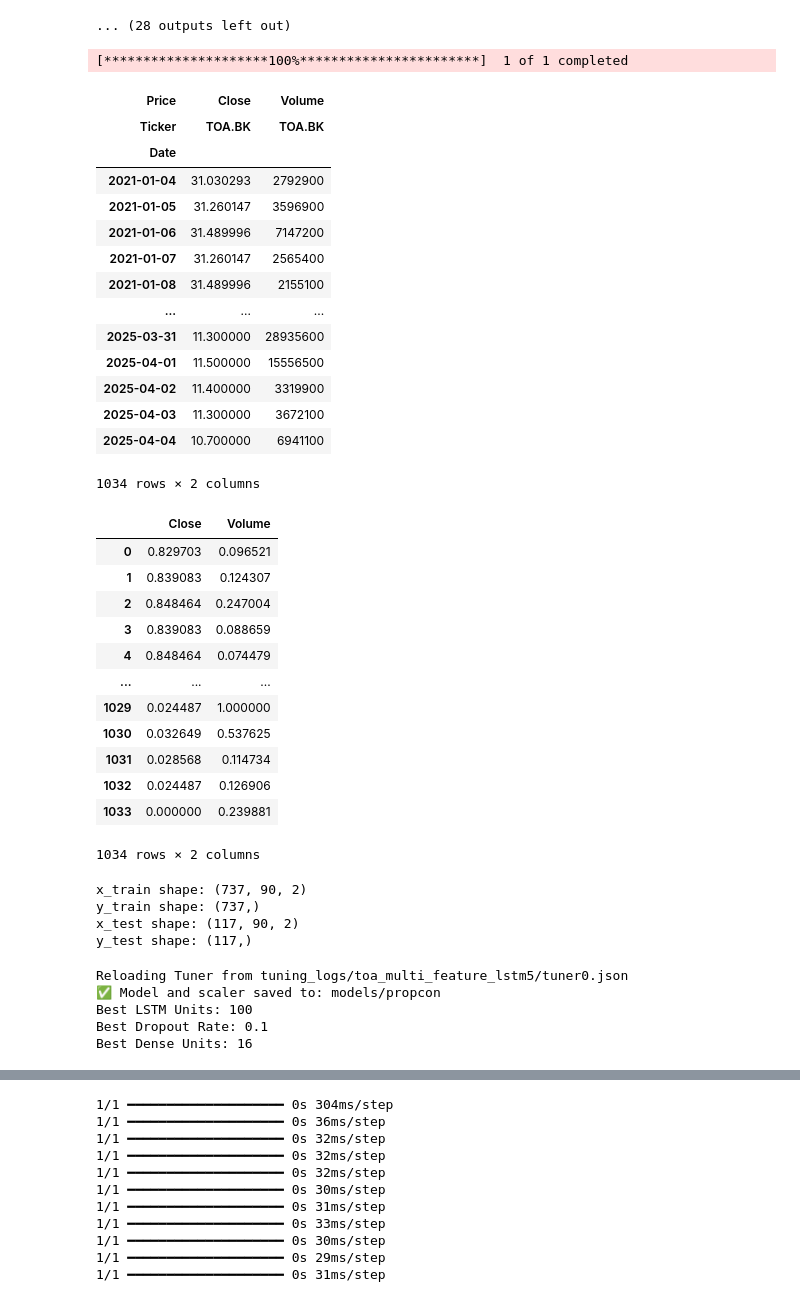
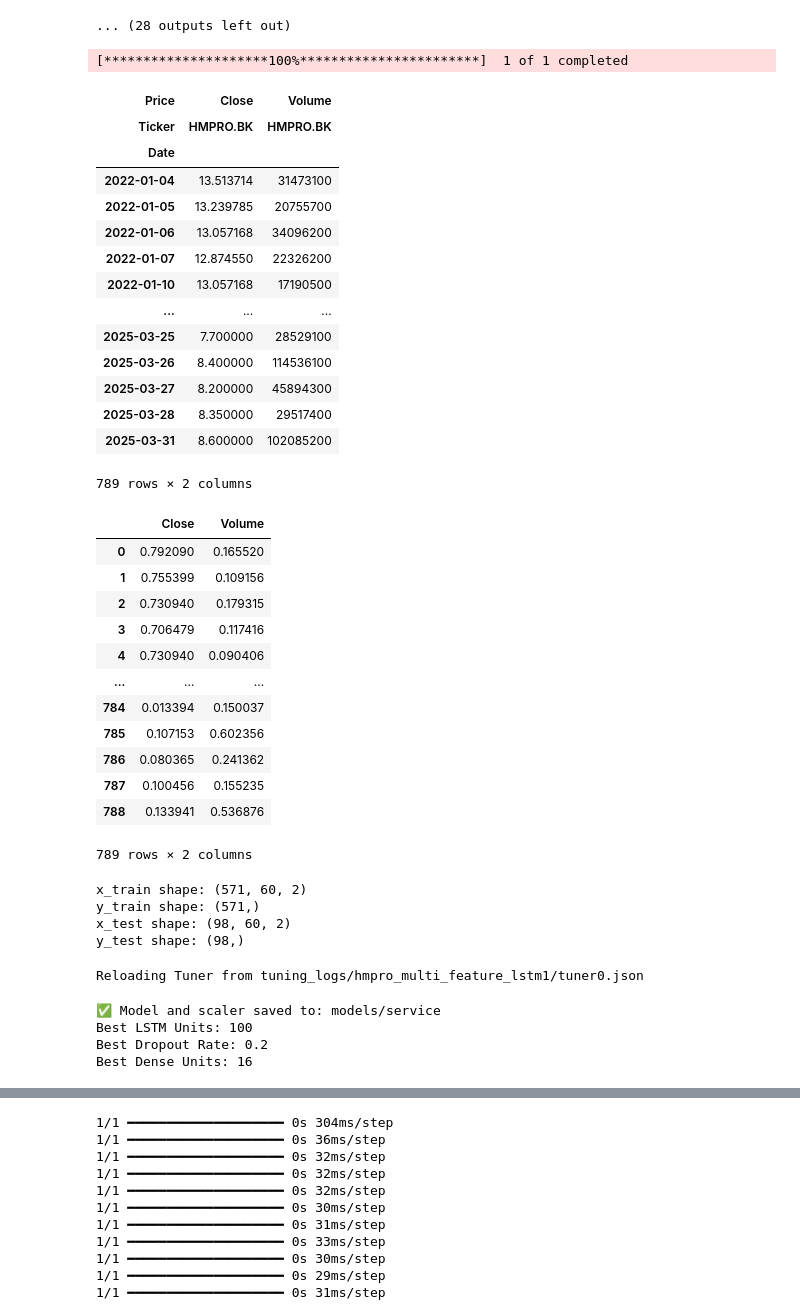
Before and after one commit to kninks/stockie-ml, a Jupyter notebook: train_model.ipynb, the cells around one changed output, grey strips where cells are left out. Cells and saved outputs as stored; diff of their text form; code cells hidden in the pictures.

Commit message:
GPSC and HMPRO tuning done

```diff
--- a/train_model.ipynb
+++ b/train_model.ipynb
@@ -372,37 +372,37 @@ Epoch 1/50
 # %%
 # Load the latest preprocessed data from CSV file
 # file_path = os.path.join("data", "Fincial", "SCB.BK.csv")
 import yfinance as yf
 import datetime
 import os
 
 # file_path = os.path.join("data", "Indus", "PTTGC.BK.csv")
 
 # Load and preprocess the data
 # df = pd.read_csv(file_path)
-df = yf.download("TOA.BK", start='2021-01-01', end=datetime.datetime.today().strftime('%Y-%m-%d'), auto_adjust=True) #show adjusted close price
+df = yf.download("HMPRO.BK", start='2022-01-01', end='2025-04-01', auto_adjust=True) #show adjusted close price
 # df['Date'] = pd.to_datetime(df['Date'])
 # df.set_index('Date', inplace=True)
 df = df[['Close', 'Volume']]
 # df = df[df.index >= '2021-01-01']
 df
 # %% [output]
 [*********************100%***********************]  1 of 1 completed
 | Price | Close | Volume |
-| Ticker | TOA.BK | TOA.BK |
+| Ticker | HMPRO.BK | HMPRO.BK |
 | Date |  |  |
-| 2021-01-04 | 31.030293 | 2792900 |
-| 2021-01-05 | 31.260147 | 3596900 |
-| 2021-01-06 | 31.489996 | 7147200 |
-| 2021-01-07 | 31.260147 | 2565400 |
-| 2021-01-08 | 31.489996 | 2155100 |
+| 2022-01-04 | 13.513714 | 31473100 |
+| 2022-01-05 | 13.239785 | 20755700 |
+| 2022-01-06 | 13.057168 | 34096200 |
+| 2022-01-07 | 12.874550 | 22326200 |
+| 2022-01-10 | 13.057168 | 17190500 |
 | ... | ... | ... |
-| 2025-03-31 | 11.300000 | 28935600 |
-| 2025-04-01 | 11.500000 | 15556500 |
-| 2025-04-02 | 11.400000 | 3319900 |
-| 2025-04-03 | 11.300000 | 3672100 |
-| 2025-04-04 | 10.700000 | 6941100 |
+| 2025-03-25 | 7.700000 | 28529100 |
+| 2025-03-26 | 8.400000 | 114536100 |
+| 2025-03-27 | 8.200000 | 45894300 |
+| 2025-03-28 | 8.350000 | 29517400 |
+| 2025-03-31 | 8.600000 | 102085200 |
-1034 rows × 2 columns
+789 rows × 2 columns
 # %%
 # Scale to range 0, 1
 scaler = MinMaxScaler(feature_range=(0, 1))  # Normalize between 0 and 1
@@ -411,23 +411,23 @@ processed_data = pd.DataFrame(scaled_data, columns=['Close', 'Volume'])
 processed_data
 # %% [output]
 |  | Close | Volume |
-| 0 | 0.829703 | 0.096521 |
-| 1 | 0.839083 | 0.124307 |
-| 2 | 0.848464 | 0.247004 |
-| 3 | 0.839083 | 0.088659 |
-| 4 | 0.848464 | 0.074479 |
+| 0 | 0.792090 | 0.165520 |
+| 1 | 0.755399 | 0.109156 |
+| 2 | 0.730940 | 0.179315 |
+| 3 | 0.706479 | 0.117416 |
+| 4 | 0.730940 | 0.090406 |
 | ... | ... | ... |
-| 1029 | 0.024487 | 1.000000 |
-| 1030 | 0.032649 | 0.537625 |
-| 1031 | 0.028568 | 0.114734 |
-| 1032 | 0.024487 | 0.126906 |
-| 1033 | 0.000000 | 0.239881 |
+| 784 | 0.013394 | 0.150037 |
+| 785 | 0.107153 | 0.602356 |
+| 786 | 0.080365 | 0.241362 |
+| 787 | 0.100456 | 0.155235 |
+| 788 | 0.133941 | 0.536876 |
-1034 rows × 2 columns
+789 rows × 2 columns
 # %%
 # Split into the training and testing sets
 train_data, test_data = train_test_split(scaled_data, train_size=0.8, shuffle=False)
 
-def create_sequences(data, sequence_length=90):
+def create_sequences(data, sequence_length=60):
     X = []
     y = []
     for i in range(sequence_length, len(data)):
@@ -445,10 +445,10 @@ print(f"y_train shape: {y_train.shape}")
 print(f"x_test shape: {x_test.shape}" if len(x_test) > 0 else "⚠️ No test set available.")
 print(f"y_test shape: {y_test.shape}" if len(y_test) > 0 else "")
 # %% [output]
-x_train shape: (737, 90, 2)
-y_train shape: (737,)
-x_test shape: (117, 90, 2)
-y_test shape: (117,)
+x_train shape: (571, 60, 2)
+y_train shape: (571,)
+x_test shape: (98, 60, 2)
+y_test shape: (98,)
 # %%
 def model_builder(hp):
     model = Sequential()
@@ -478,7 +478,7 @@ tuner = kt.RandomSearch(
     max_trials=5,
     executions_per_trial=1,
     directory='tuning_logs',
-    project_name='toa_multi_feature_lstm5'
+    project_name='hmpro_multi_feature_lstm1'
 )
 
 early_stop = EarlyStopping(monitor='val_loss', patience=5, restore_best_weights=True)
@@ -497,11 +497,11 @@ best_model = tuner.get_best_models(1)[0]
 best_hp = tuner.get_best_hyperparameters(1)[0]
 
 # ✅ Define output directory and file paths
-output_dir = os.path.join("models", "propcon")
+output_dir = os.path.join("models", "service")
 os.makedirs(output_dir, exist_ok=True)
 
-model_file = os.path.join(output_dir, "TOA.BK_model.keras")
-scaler_file = os.path.join(output_dir, "TOA.BK_scaler.pkl")
+model_file = os.path.join(output_dir, "HMPRO.BK_model.keras")
+scaler_file = os.path.join(output_dir, "HMPRO.BK_scaler.pkl")
 
 # ✅ Save best model and scaler
 best_model.save(model_file)
@@ -513,11 +513,11 @@ print(f"Best LSTM Units: {best_hp.get('lstm_units')}")
 print(f"Best Dropout Rate: {best_hp.get('dropout_rate')}")
 print(f"Best Dense Units: {best_hp.get('dense_units')}")
 # %% [output]
-Reloading Tuner from tuning_logs/toa_multi_feature_lstm5/tuner0.json
-✅ Model and scaler saved to: models/propcon
-Best LSTM Units: 100
-Best Dropout Rate: 0.1
-Best Dense Units: 16
+Reloading Tuner from tuning_logs/hmpro_multi_feature_lstm1/tuner0.json
+✅ Model and scaler saved to: models/service
+Best LSTM Units: 100
+Best Dropout Rate: 0.2
+Best Dense Units: 16
 # %%
 test_predictions = best_model.predict(x_test)
 
```
Also changed, not shown: parts of 1 cell of this notebook, 39 other files.
